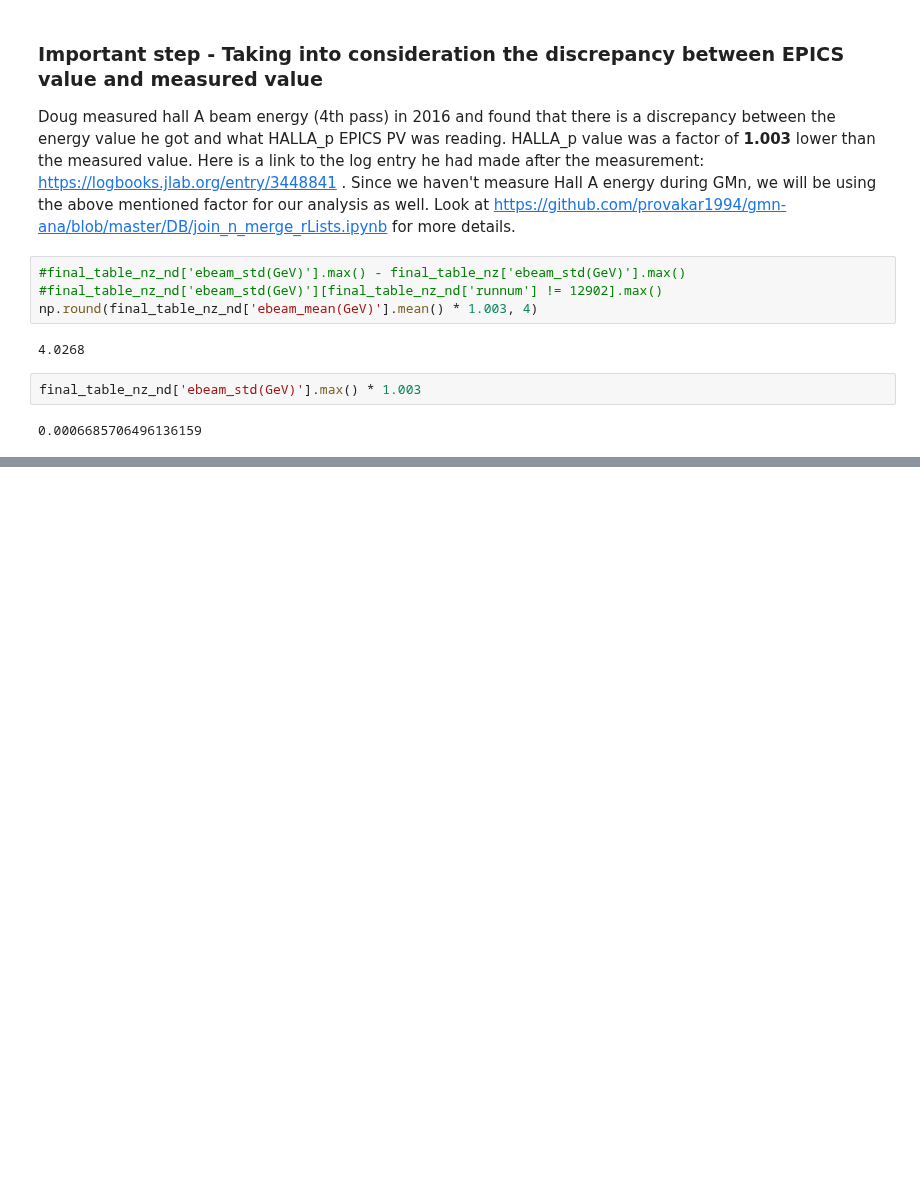
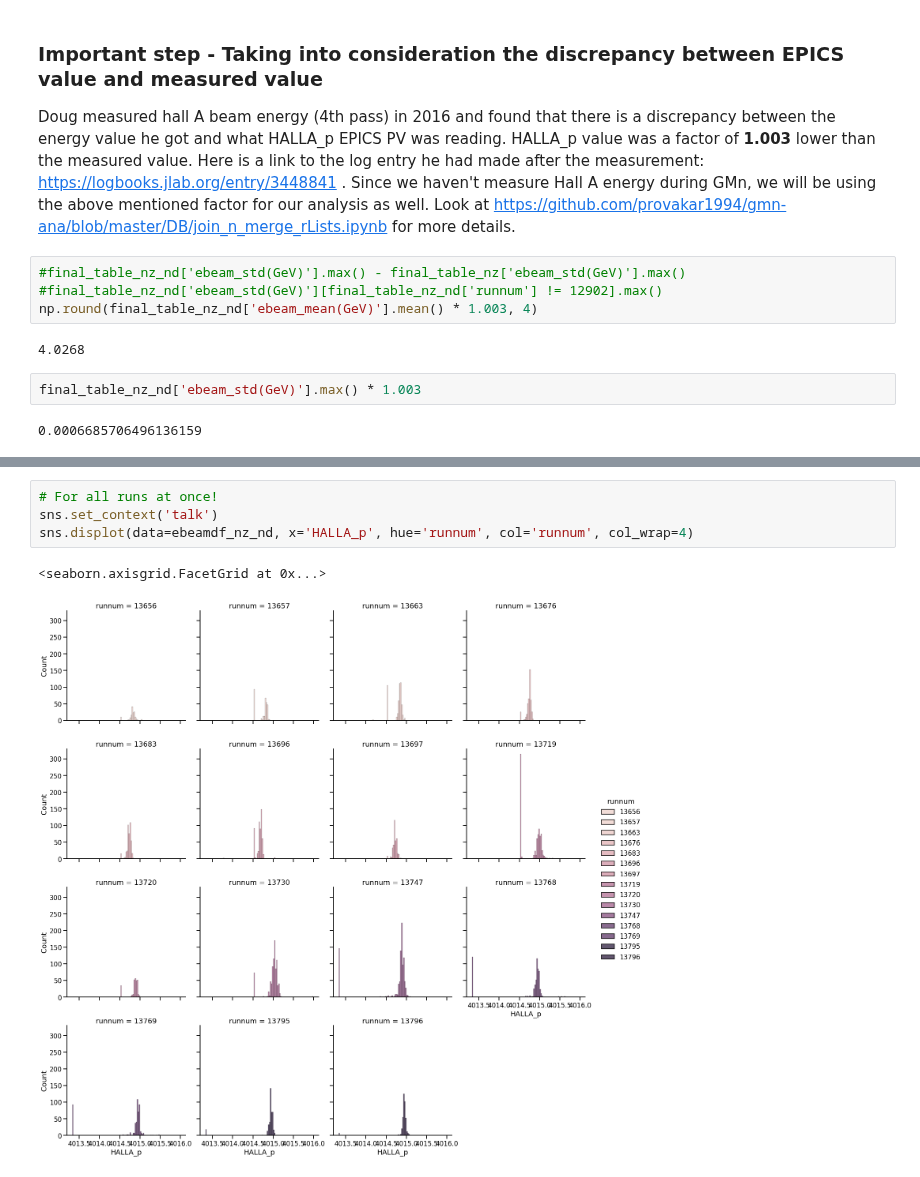
Before and after one commit to provakar1994/gmn_ana, a Jupyter notebook: scripts/epics/get_avgHALLA_p_prun.ipynb, the cells around one changed output, grey strips where cells are left out. Saved outputs shown, nothing was run; the diff lists cells and outputs as text; blank space fills up the shorter version.

```diff
--- a/scripts/epics/get_avgHALLA_p_prun.ipynb
+++ b/scripts/epics/get_avgHALLA_p_prun.ipynb
@@ -179,0 +199,7 @@ final_table_nz_nd['ebeam_std(GeV)'].max() * 1.003
+# %%
+# For all runs at once!
+sns.set_context('talk')
+sns.displot(data=ebeamdf_nz_nd, x='HALLA_p', hue='runnum', col='runnum', col_wrap=4)
+# %% [output]
+<seaborn.axisgrid.FacetGrid at 0x...>
+[figure, added]
```
Also changed, not shown: parts of 5 cells of this notebook.
